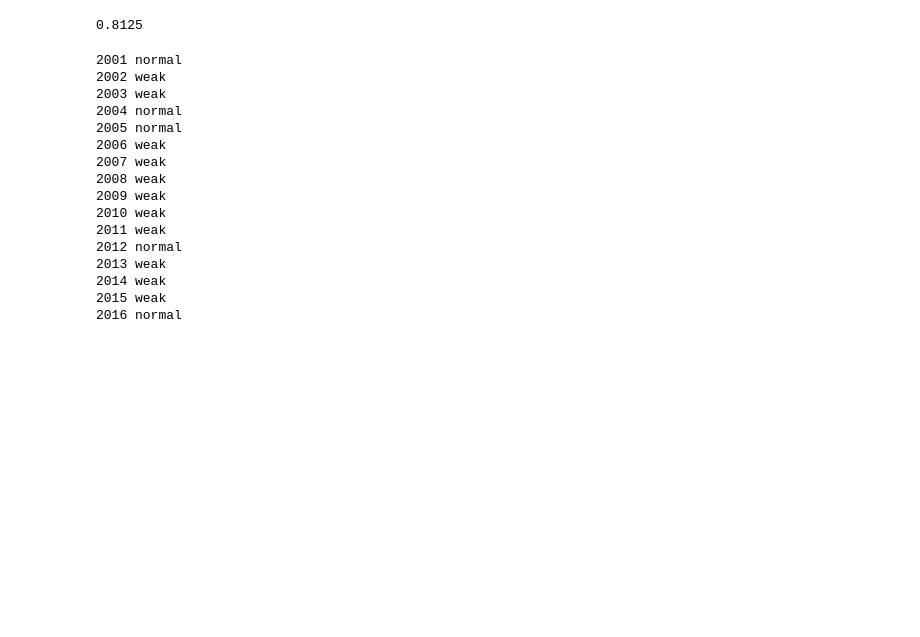
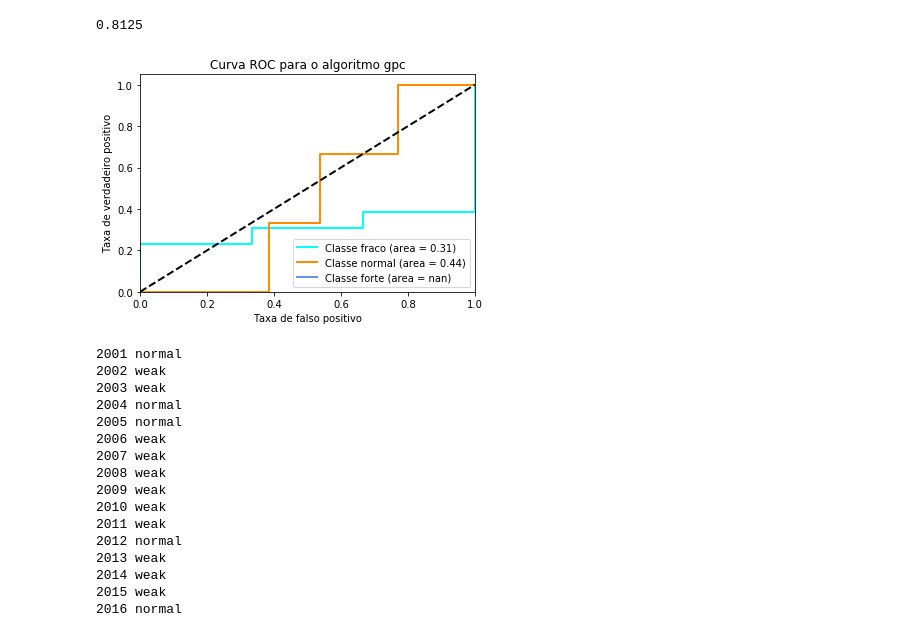
Before and after one commit to tiagotele/experimentos_oceanografia, a Jupyter notebook: Refactored.ipynb, the cells around one changed output. Cells and saved outputs as stored; diff of their text form; code cells hidden in the pictures; blank space fills up the shorter version.

```diff
--- a/Refactored.ipynb
+++ b/Refactored.ipynb
@@ -133,5 +147,5 @@ metrics.accuracy_score(test_df['classes'], new_pred_class)
 # %%
-new_pred_class = test_gpc(X_train,y_train, X_test)
+new_pred_class, classifier = test_gpc(X_train,y_train, X_test)
 # %% [output]
 2001 weak
 2002 weak
@@ -153,4 +167,8 @@ new_pred_class = test_gpc(X_train,y_train, X_test)
 metrics.accuracy_score(test_df['classes'], new_pred_class)
 # %% [output]
 0.8125
+# %%
+plot_roc(classifier, X_train, X_test, y_tr, y_tt, n_classes, algorithm="gpc")
+# %% [output]
+[figure, added]
 # %%
```
Also changed, not shown: parts of 18 cells of this notebook, 1 other file.
